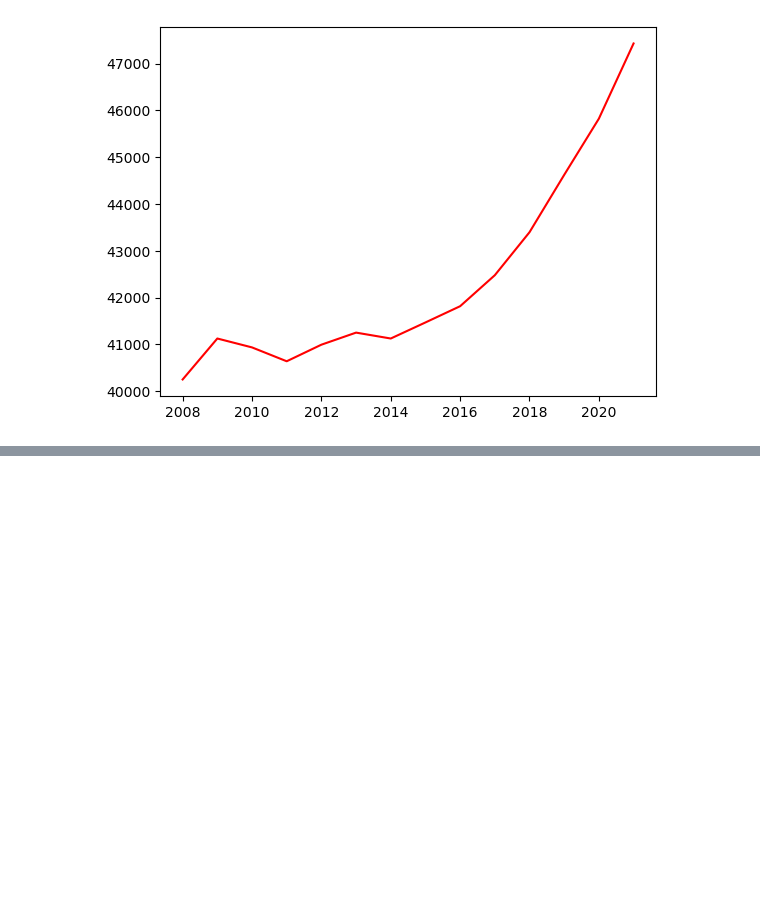
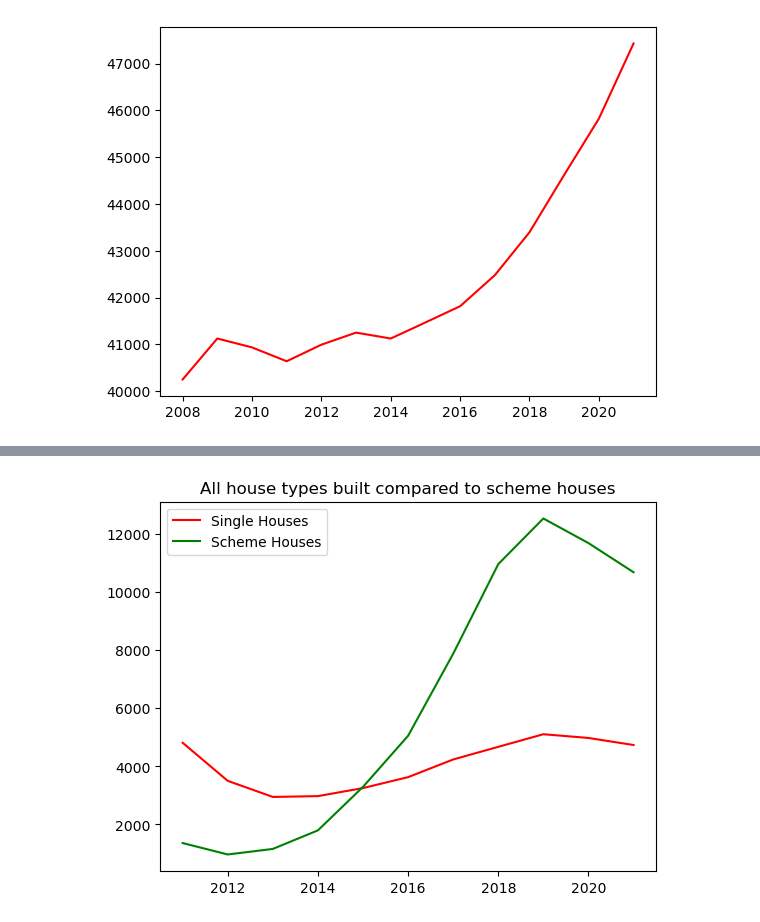
Before and after one commit to killiangriffin/UCDPA_KillianGriffin, a Jupyter notebook: experimental.ipynb, the cells around one changed output, grey strips where cells are left out. Cells and saved outputs as stored; diff of their text form; code cells hidden in the pictures; blank space fills up the shorter version.

```diff
--- a/experimental.ipynb
+++ b/experimental.ipynb
@@ -358,0 +427,9 @@ plt.show()
+# %%
+plt.plot(df4_all_houses['Year'], df4_all_houses['VALUE'], color='r', label='Single Houses')
+plt.plot(df4_scheme_houses['Year'], df4_scheme_houses['VALUE'], color='g', label='Scheme Houses')
+plt.title("All house types built compared to scheme houses")
+
+plt.legend()
+plt.show()
+# %% [output]
+[figure, added]
```
Also changed, not shown: parts of 12 cells of this notebook.
